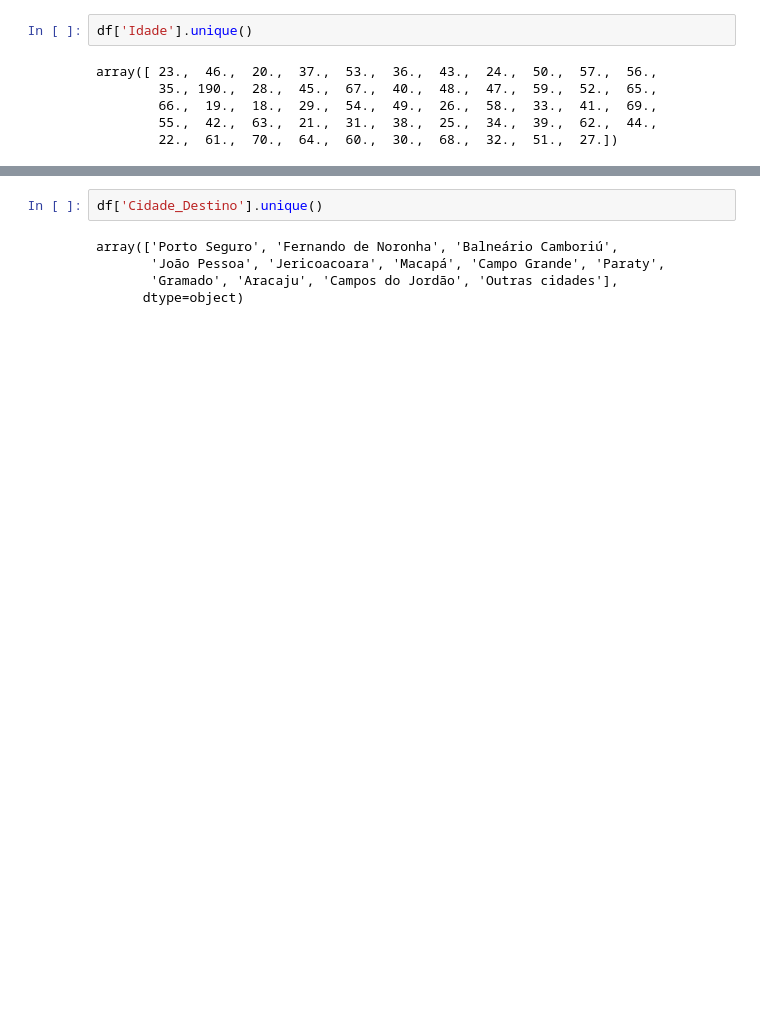
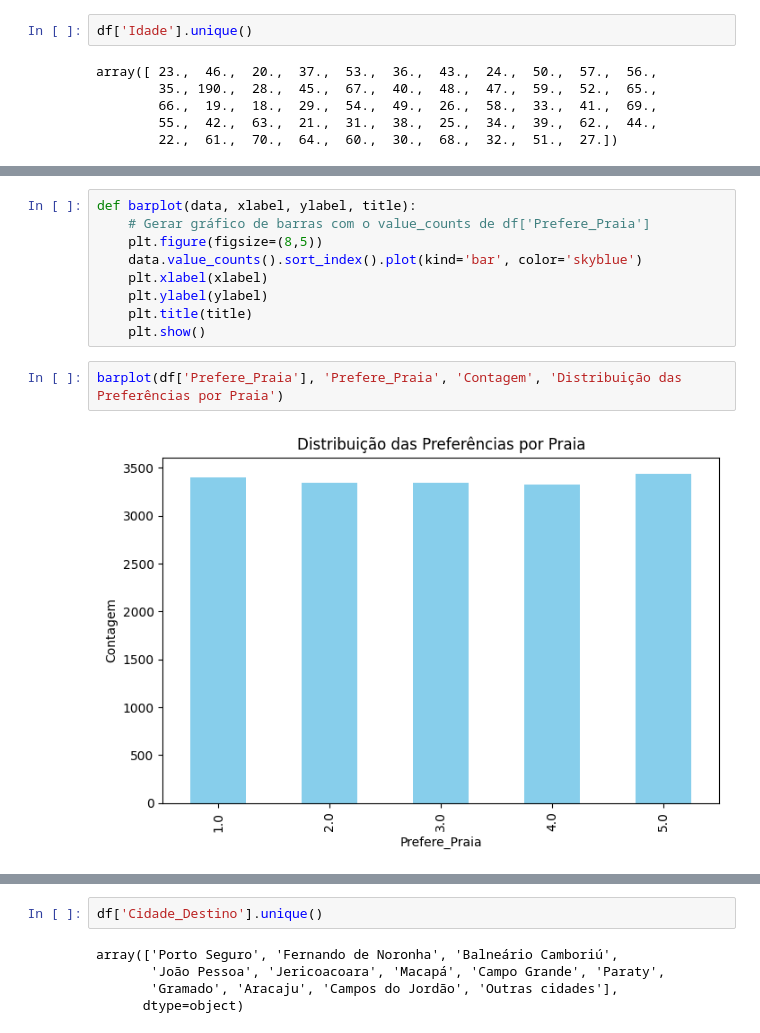
Before and after one commit to PedroMeerholz/viagens-ml, a Jupyter notebook: notebooks/analise_de_dados.ipynb, the cells around one changed output, grey strips where cells are left out. Saved outputs shown, nothing was run; the diff lists cells and outputs as text; blank space fills up the shorter version.

```diff
--- a/notebooks/analise_de_dados.ipynb
+++ b/notebooks/analise_de_dados.ipynb
@@ -249,0 +241,13 @@ df = remove_outliers_iqr(df, num_cols)
+# %%
+def barplot(data, xlabel, ylabel, title):
+    # Gerar gráfico de barras com o value_counts de df['Prefere_Praia']
+    plt.figure(figsize=(8,5))
+    data.value_counts().sort_index().plot(kind='bar', color='skyblue')
+    plt.xlabel(xlabel)
+    plt.ylabel(ylabel)
+    plt.title(title)
+    plt.show()
+# %%
+barplot(df['Prefere_Praia'], 'Prefere_Praia', 'Contagem', 'Distribuição das Preferências por Praia')
+# %% [output]
+[figure, added]
```
Also changed, not shown: parts of 35 cells of this notebook.
